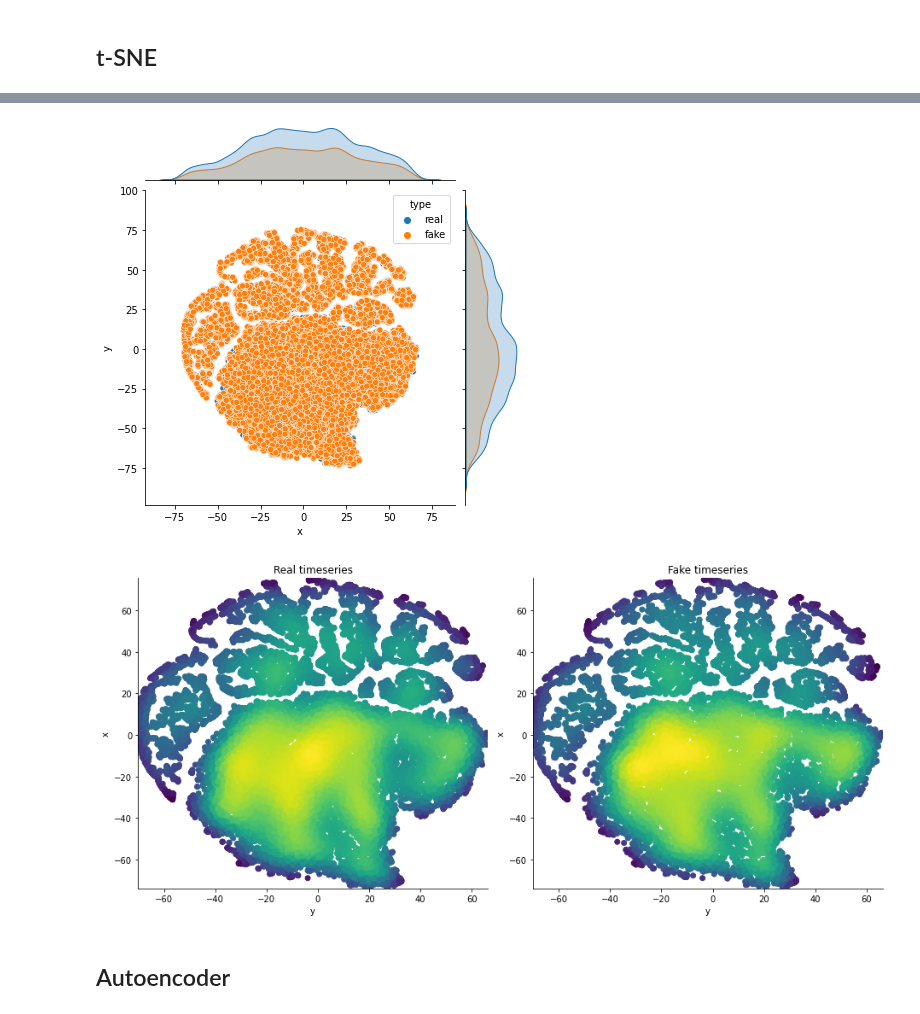
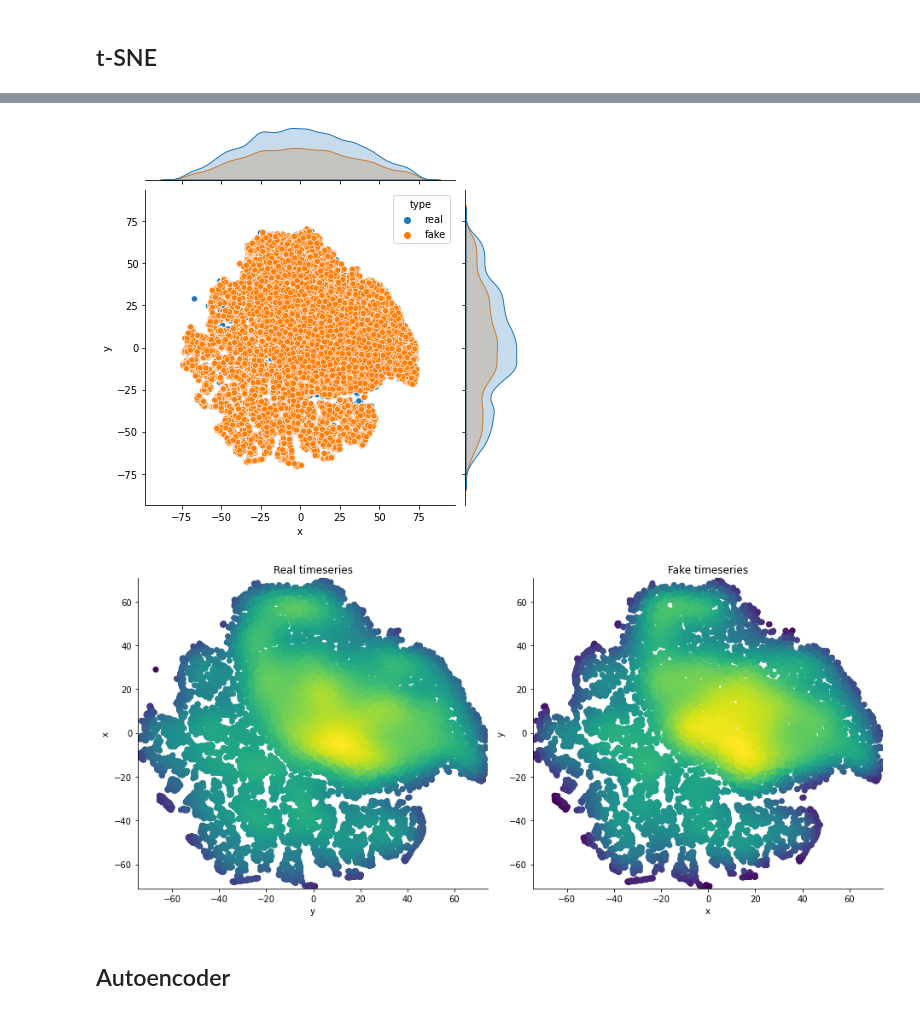
Before and after one commit to djib2011/timeseries-gan, a Jupyter notebook: experimentation/evaluate_gan.ipynb, the cells around one changed output, grey strips where cells are left out. Cells and saved outputs as stored; diff of their text form; code cells hidden in the pictures.

```diff
--- a/experimentation/evaluate_gan.ipynb
+++ b/experimentation/evaluate_gan.ipynb
@@ -9,7 +10,7 @@ import matplotlib.pyplot as plt
 import seaborn as sns
 %matplotlib inline
 # %%
-name = 'vanilla_lstm_large_235k'
+name = 'vanilla_lstm_large_14k'
 # %%
 with open('../reports/{}/losses.pkl'.format(name), 'rb') as f:
     losses = pkl.load(f)
@@ -58,7 +61,14 @@ ax.spines['right'].set_visible(False)
 # %% [markdown]
 # Visually inspect time series
 # %%
-samples_file = '../samples/{}/samples.h5'.format(name)
+epoch = None
+
+samples_dir = Path('../samples/{}/'.format(name))
+
+if epoch is None:
+    samples_file = sorted([str(f) for f in samples_dir.glob('*.h5')])[-1]
+else:
+    samples_file = str(samples_dir / 'samples_epoch_{}.h5'.format(epoch))
 
 with h5py.File(samples_file, 'r') as hf:
     x = np.array(hf.get('X'))
@@ -171,8 +181,8 @@ def density(projections, proj_type, xlabel='x', ylabel='y'):
     ax.spines['top'].set_visible(False)
     ax.spines['right'].set_visible(False)
 
-    ax.set_ylabel(xlabel)
-    ax.set_xlabel(ylabel)
+    ax.set_xlabel(xlabel)
+    ax.set_ylabel(ylabel)
     ax.set_title('Fake timeseries')
 
     ax.set_xlim([mn_x, mx_x])
@@ -204,11 +214,11 @@ simple_scatter(projections['tsne'], proj_type='t-SNE')
 # %%
-jointplot(projections['tsne'], proj_type='t-SNE')
+jointplot(projections['tsne_raw'], proj_type='t-SNE_raw')
 # %% [output]
-[figure, old version]
+[figure, new version]
 # %%
-density(projections['tsne'], proj_type='t-SNE')
+density(projections['tsne_raw'], proj_type='t-SNE_raw')
 # %% [output]
-[figure, old version]
+[figure, new version]
 # %% [markdown]
 ## Autoencoder
 # %%
```
Also changed, not shown: parts of 20 cells of this notebook, 34 other files.
